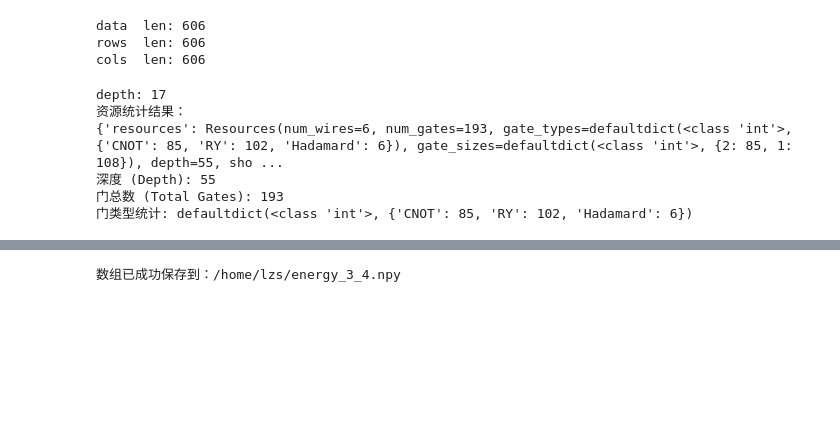
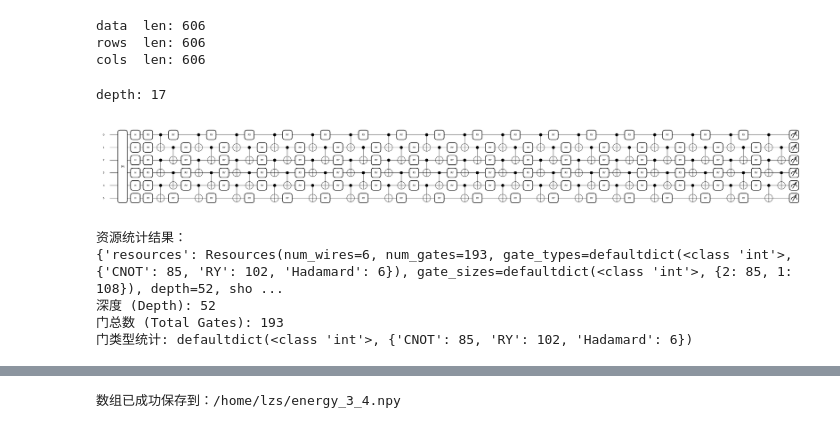
Before and after one commit to ZhushuoLiu/Quantum-computing-for-effective-nuclear-lattice-model, a Jupyter notebook: L=4 N=3.ipynb, the cells around one changed output, grey strips where cells are left out. Saved outputs shown, nothing was run; the diff lists cells and outputs as text; code cells hidden in the pictures; blank space fills up the shorter version.

```diff
--- a/L=4 N=3.ipynb
+++ b/L=4 N=3.ipynb
@@ -185,7 +185,7 @@ rows  len: 606
 cols  len: 606
 # %%
 from jax import numpy as jnp
-
+import matplotlib.pyplot as plt
 import math  # 必须先导入math模块，ceil是math的内置函数
 
 depth = math.ceil(2**Nq/Nq)+Nq
@@ -212,39 +212,53 @@ def cost(params):
     for i in range(n_qubits):
         qml.Hadamard(wires=i)
     for d in range(depth):
         for i in range(n_qubits):
             qml.RY(params[d*n_qubits+i], wires=i)
 
-        for i in range(n_qubits - 1):
+        for i in range(0, n_qubits - 1, 2):  # 步长2，从0开始
             qml.CNOT(wires=[i, i + 1])
+
+        qml.CNOT(wires=[n_qubits-1, 0])
+
+        for i in range(1, n_qubits - 1, 2):  # 步长2，从1开始
+            qml.CNOT(wires=[i, i + 1])
+
 
     return qml.expval(H_hermitian)
 
+n = depth * n_qubits
+init_params = jnp.zeros(n)
+
+# 生成电路可视化对象
+fig, ax = qml.draw_mpl(cost)(init_params)
+# 显示绘制的电路
+plt.show()
 
 n = depth * n_qubits
 init_params = jnp.zeros(n)
 
 cost(init_params)
 
 # 使用 qml.specs 获取统计信息
 # level="device" 意味着统计的是设备实际执行的门（即经过编译/分解后的）
 specs_func = qml.specs(cost, compute_depth=True, level="device")
 
 # 运行函数以获取结果（需要传入电路参数）
 info = specs_func(init_params)
 
 print("资源统计结果：")
 print(info)
 print(f"深度 (Depth): {info['resources'].depth}")
 print(f"门总数 (Total Gates): {info['resources'].num_gates}")
 print(f"门类型统计: {info['resources'].gate_types}")
 # %% [output]
 depth: 17
-资源统计结果：
-{'resources': Resources(num_wires=6, num_gates=193, gate_types=defaultdict(<class 'int'>, {'CNOT': 85, 'RY': 102, 'Hadamard': 6}), gate_sizes=defaultdict(<class 'int'>, {2: 85, 1: 108}), depth=55, sho ...
-深度 (Depth): 55
-门总数 (Total Gates): 193
-门类型统计: defaultdict(<class 'int'>, {'CNOT': 85, 'RY': 102, 'Hadamard': 6})
+[figure, added]
+资源统计结果：
+{'resources': Resources(num_wires=6, num_gates=193, gate_types=defaultdict(<class 'int'>, {'CNOT': 85, 'RY': 102, 'Hadamard': 6}), gate_sizes=defaultdict(<class 'int'>, {2: 85, 1: 108}), depth=52, sho ...
+深度 (Depth): 52
+门总数 (Total Gates): 193
+门类型统计: defaultdict(<class 'int'>, {'CNOT': 85, 'RY': 102, 'Hadamard': 6})
 # %%
 import catalyst
 import optax
```
Also changed, not shown: parts of 3 cells of this notebook, 9 other files.
